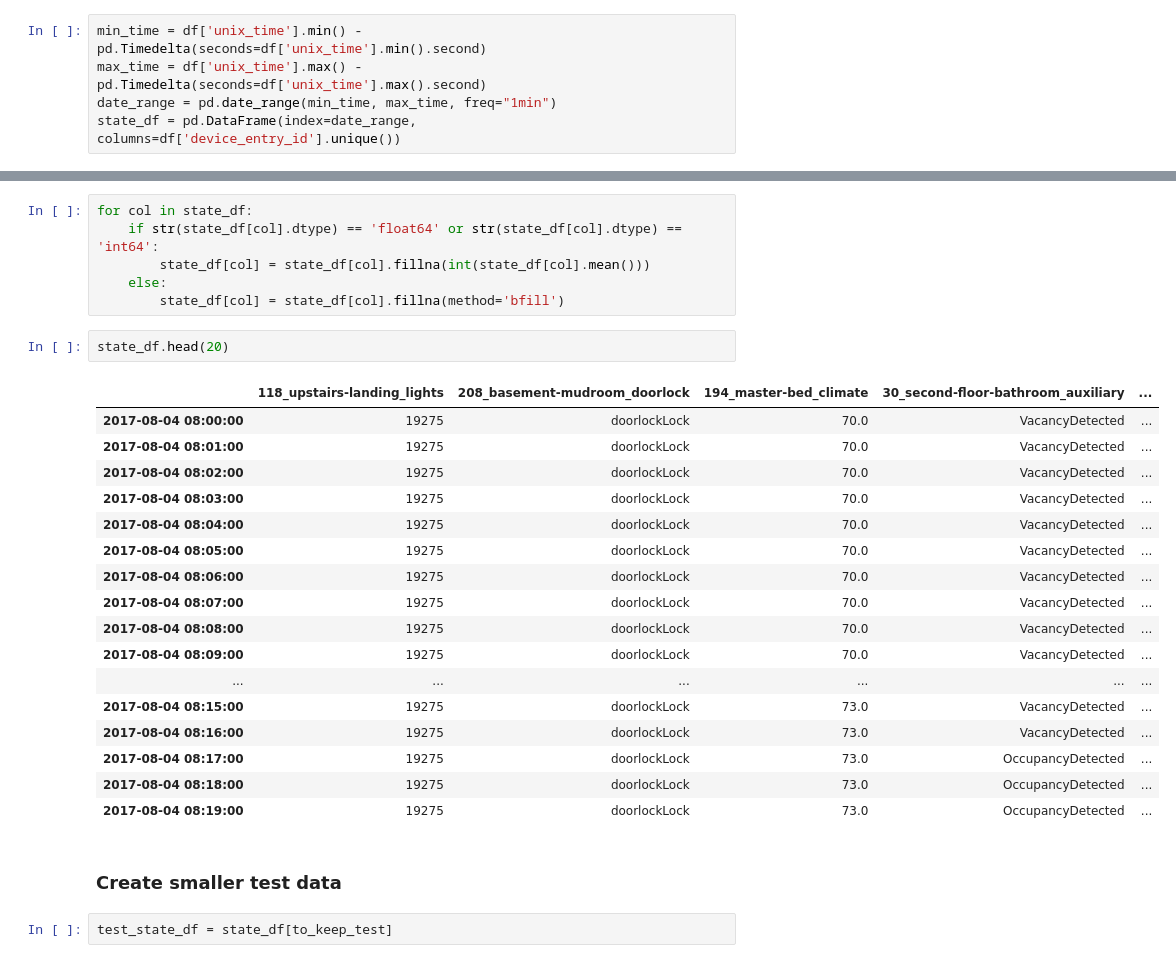
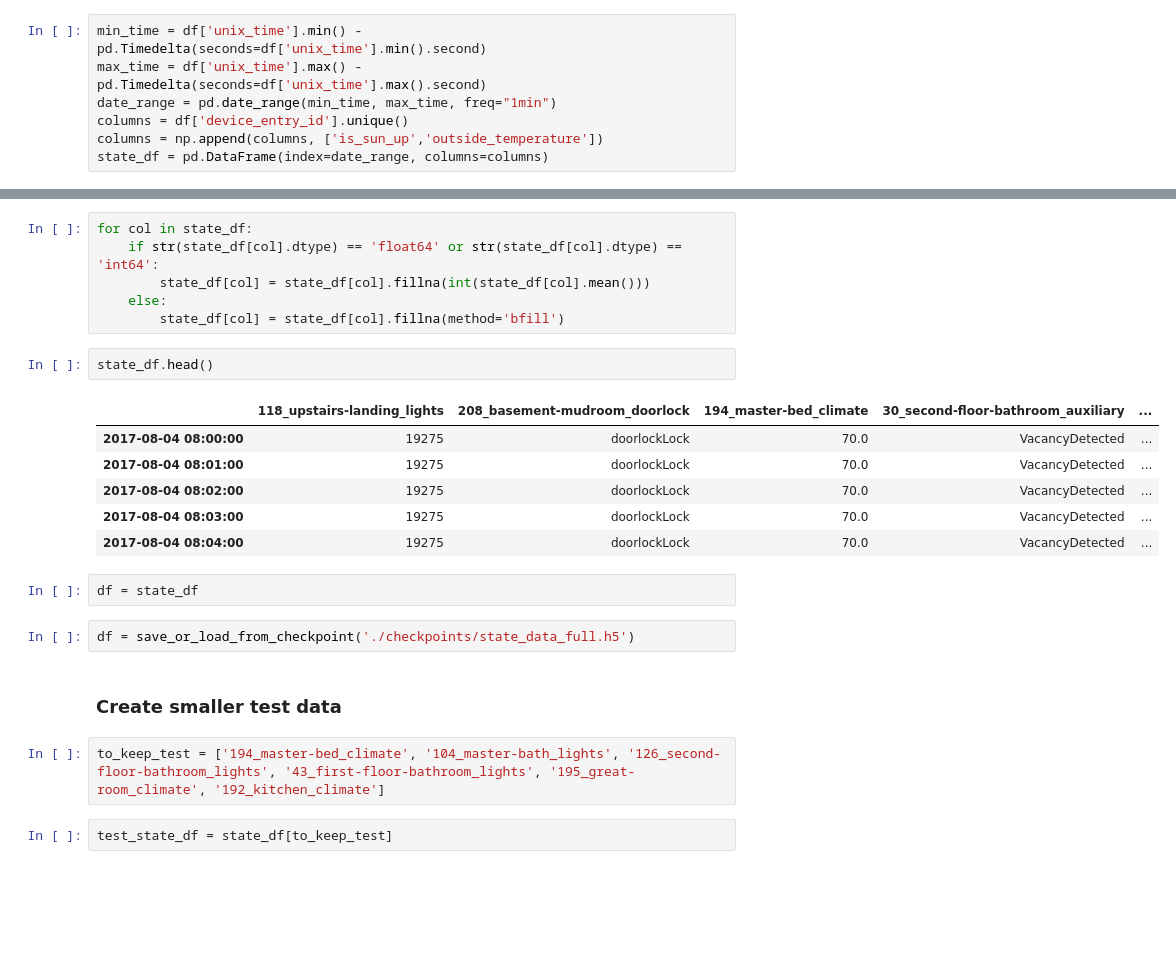
Before and after one commit to RBSystems/DataScience, a Jupyter notebook: data_preprocess.ipynb, the cells around one changed output, grey strips where cells are left out. Drawn from its saved outputs; the diff is of its cells as text; blank space fills up the shorter version.

Commit message:
fixed state data

```diff
--- a/data_preprocess.ipynb
+++ b/data_preprocess.ipynb
@@ -515,7 +494,9 @@ to_keep_test = ['194_master-bed_climate', '104_master-bath_lights', '126_second-
 min_time = df['unix_time'].min() - pd.Timedelta(seconds=df['unix_time'].min().second)
 max_time = df['unix_time'].max() - pd.Timedelta(seconds=df['unix_time'].max().second)
 date_range = pd.date_range(min_time, max_time, freq="1min")
-state_df = pd.DataFrame(index=date_range, columns=df['device_entry_id'].unique())
+columns = df['device_entry_id'].unique()
+columns = np.append(columns, ['is_sun_up','outside_temperature'])
+state_df = pd.DataFrame(index=date_range, columns=columns)
 # %%
 def create_state(row, *args):
 #     import pdb; pdb.set_trace()
@@ -573,26 +558,21 @@ for col in state_df:
     else:
         state_df[col] = state_df[col].fillna(method='bfill')
 # %%
-state_df.head(20)
+state_df.head()
 # %% [output]
 |  | 118_upstairs-landing_lights | 208_basement-mudroom_doorlock | 194_master-bed_climate | 30_second-floor-bathroom_auxiliary | ... |
 | 2017-08-04 08:00:00 | 19275 | doorlockLock | 70.0 | VacancyDetected | ... |
 | 2017-08-04 08:01:00 | 19275 | doorlockLock | 70.0 | VacancyDetected | ... |
 | 2017-08-04 08:02:00 | 19275 | doorlockLock | 70.0 | VacancyDetected | ... |
 | 2017-08-04 08:03:00 | 19275 | doorlockLock | 70.0 | VacancyDetected | ... |
 | 2017-08-04 08:04:00 | 19275 | doorlockLock | 70.0 | VacancyDetected | ... |
-| 2017-08-04 08:05:00 | 19275 | doorlockLock | 70.0 | VacancyDetected | ... |
-| 2017-08-04 08:06:00 | 19275 | doorlockLock | 70.0 | VacancyDetected | ... |
-| 2017-08-04 08:07:00 | 19275 | doorlockLock | 70.0 | VacancyDetected | ... |
-| 2017-08-04 08:08:00 | 19275 | doorlockLock | 70.0 | VacancyDetected | ... |
-| 2017-08-04 08:09:00 | 19275 | doorlockLock | 70.0 | VacancyDetected | ... |
-| ... | ... | ... | ... | ... | ... |
-| 2017-08-04 08:15:00 | 19275 | doorlockLock | 73.0 | VacancyDetected | ... |
-| 2017-08-04 08:16:00 | 19275 | doorlockLock | 73.0 | VacancyDetected | ... |
-| 2017-08-04 08:17:00 | 19275 | doorlockLock | 73.0 | OccupancyDetected | ... |
-| 2017-08-04 08:18:00 | 19275 | doorlockLock | 73.0 | OccupancyDetected | ... |
-| 2017-08-04 08:19:00 | 19275 | doorlockLock | 73.0 | OccupancyDetected | ... |
+# %%
+df = state_df
+# %%
+df = save_or_load_from_checkpoint('./checkpoints/state_data_full.h5')
 # %% [markdown]
 ### Create smaller test data
+# %%
+to_keep_test = ['194_master-bed_climate', '104_master-bath_lights', '126_second-floor-bathroom_lights', '43_first-floor-bathroom_lights', '195_great-room_climate', '192_kitchen_climate']
 # %%
 test_state_df = state_df[to_keep_test]
```
Also changed, not shown: parts of 7 cells of this notebook, 4 other files.
